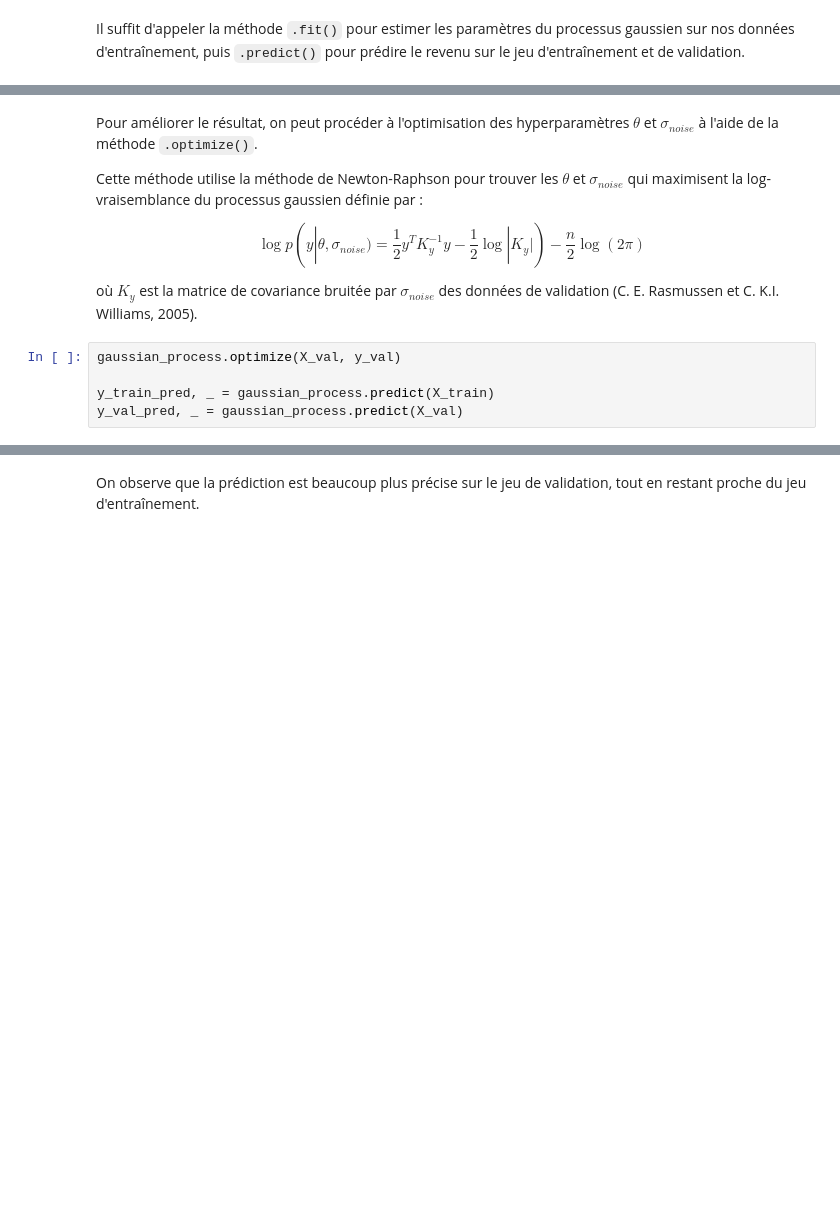
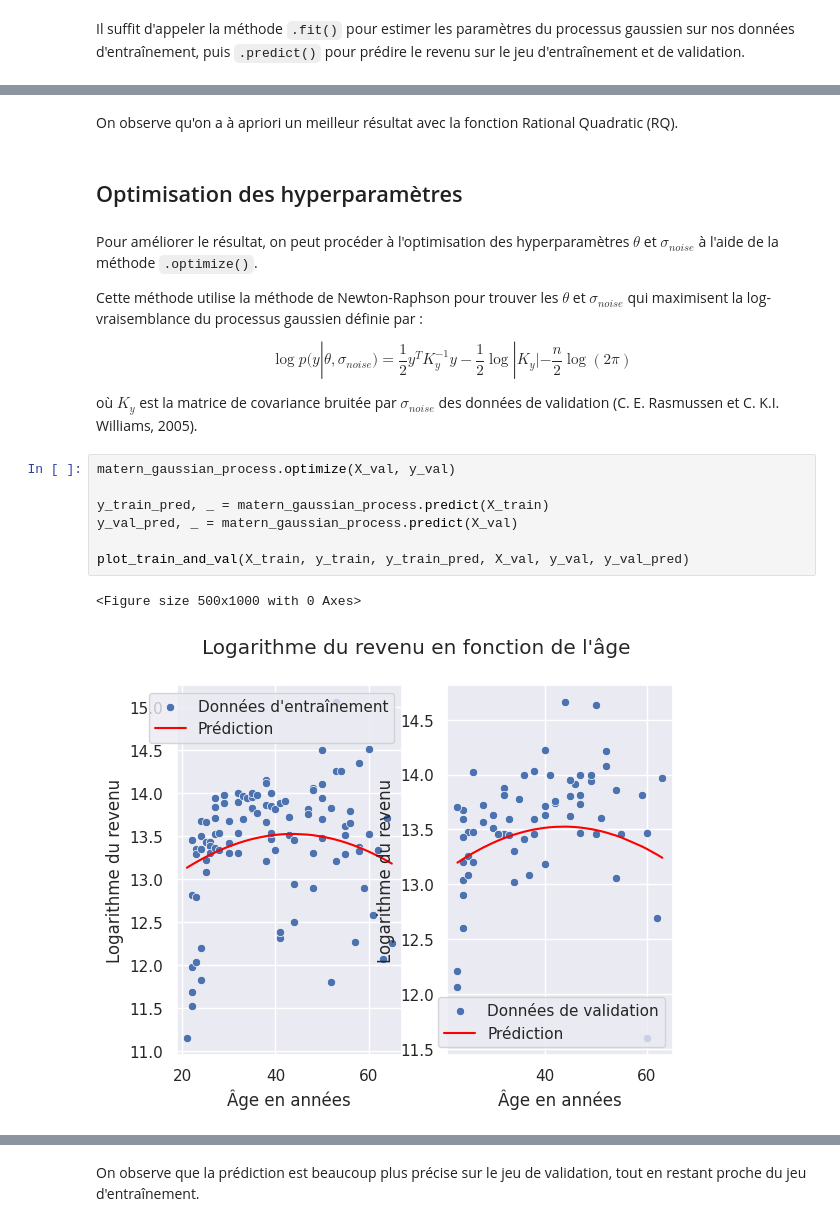
Before and after one commit to cmnemoi/GaussianProcess, a Jupyter notebook: notebook.ipynb, the cells around one changed output, grey strips where cells are left out. Drawn from its saved outputs; the diff is of its cells as text; blank space fills up the shorter version.

```diff
--- a/notebook.ipynb
+++ b/notebook.ipynb
@@ -125,13 +151,22 @@ Erreur quadratique moyenne sur les données de validation: 27.95813575767169
+# %% [markdown]
+On observe qu'on a à apriori un meilleur résultat avec la fonction Rational Quadratic (RQ).
+# %% [markdown]
+## Optimisation des hyperparamètres <a class="anchor" id="Optimisation-des-hyperparamètres"></a>
 # %% [markdown]
 Pour améliorer le résultat, on peut procéder à l'optimisation des hyperparamètres $\theta$ et $\sigma_{noise}$ à l'aide de la méthode `.optimize()`.
 
 Cette méthode utilise la méthode de Newton-Raphson pour trouver les $\theta$ et $\sigma_{noise}$ qui maximisent la log-vraisemblance du processus gaussien définie par :
 
-$$\log p(y|\theta, \sigma_{noise}) = \frac{1}{2}y^{T}K_y^{-1}y - \frac{1}{2}\log |K_y|) - \frac{n}{2}\log(2\pi)$$
+$$\log p(y|\theta, \sigma_{noise}) = \frac{1}{2}y^{T}K_y^{-1}y - \frac{1}{2}\log |K_y| - \frac{n}{2}\log(2\pi)$$
 
 où $K_y$ est la matrice de covariance bruitée par $\sigma_{noise}$ des données de validation (C. E. Rasmussen et C. K.I. Williams, 2005).
 # %%
-gaussian_process.optimize(X_val, y_val)
+matern_gaussian_process.optimize(X_val, y_val)
 
-y_train_pred, _ = gaussian_process.predict(X_train)
-y_val_pred, _ = gaussian_process.predict(X_val)
+y_train_pred, _ = matern_gaussian_process.predict(X_train)
+y_val_pred, _ = matern_gaussian_process.predict(X_val)
+
+plot_train_and_val(X_train, y_train, y_train_pred, X_val, y_val, y_val_pred)
+# %% [output]
+<Figure size 500x1000 with 0 Axes>
+[figure, added]
```
Also changed, not shown: parts of 19 cells of this notebook, 1 other file.
